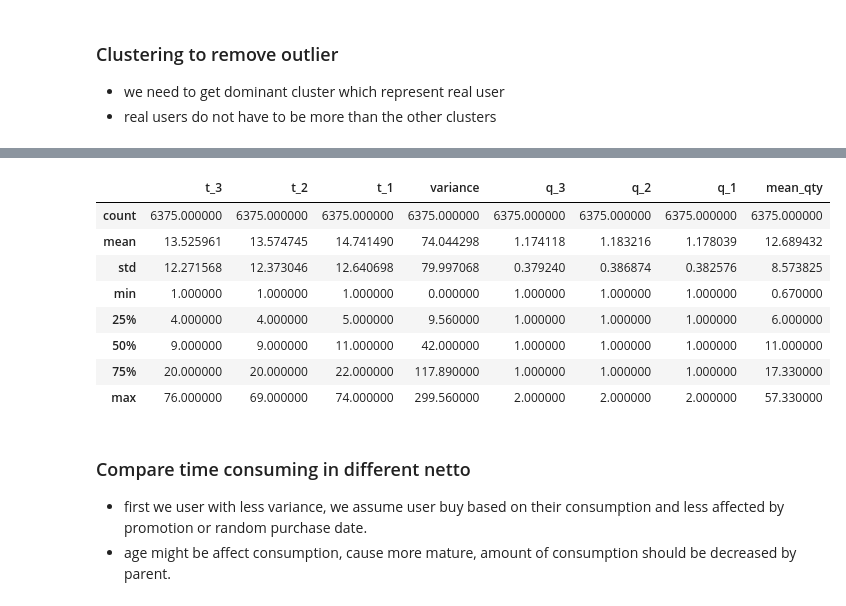
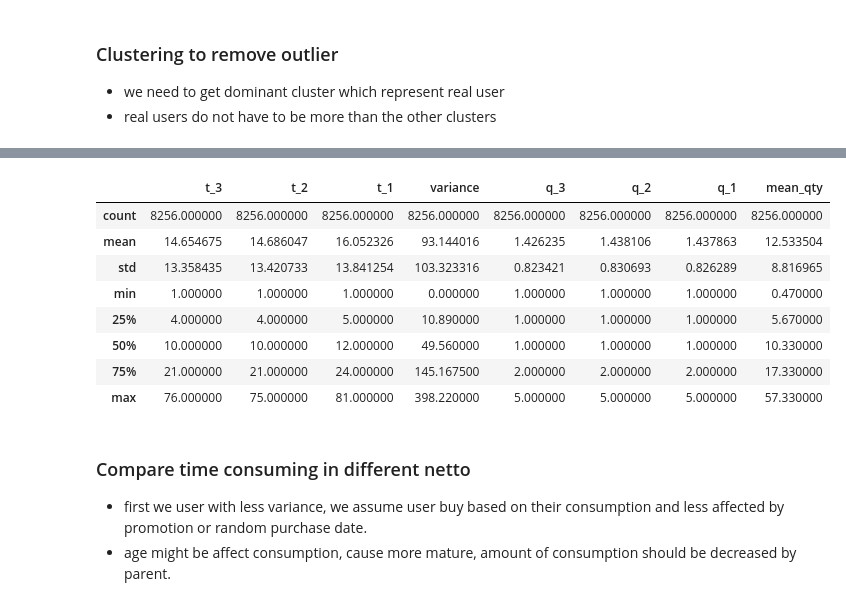
Before and after one commit to akhiyarwaladi/next_order_date, a Jupyter notebook: diff_between_order.ipynb, the cells around one changed output, grey strips where cells are left out. Saved outputs shown, nothing was run; the diff lists cells and outputs as text; code cells hidden in the pictures.

```diff
--- a/diff_between_order.ipynb
+++ b/diff_between_order.ipynb
@@ -451,17 +451,17 @@ train_cluster.describe()
 # %%
 # res_cluster[(res_cluster['label'] == 0) & (res_cluster['mean_qty'] >= 7) & (res_cluster['variance'] < 10)]
 # %%
-train_cluster[(train_cluster['q_3'] <= 2) & (train_cluster['q_2'] <= 2) & (train_cluster['q_1'] <= 2) & (train_cluster['variance'] < 300)].describe()
+train_cluster[(train_cluster['q_3'] <= 5) & (train_cluster['q_2'] <= 5) & (train_cluster['q_1'] <= 5) & (train_cluster['variance'] < 400)].describe()
 # %% [output]
 |  | t_3 | t_2 | t_1 | variance | q_3 | q_2 | q_1 | mean_qty |
-| count | 6375.000000 | 6375.000000 | 6375.000000 | 6375.000000 | 6375.000000 | 6375.000000 | 6375.000000 | 6375.000000 |
-| mean | 13.525961 | 13.574745 | 14.741490 | 74.044298 | 1.174118 | 1.183216 | 1.178039 | 12.689432 |
-| std | 12.271568 | 12.373046 | 12.640698 | 79.997068 | 0.379240 | 0.386874 | 0.382576 | 8.573825 |
-| min | 1.000000 | 1.000000 | 1.000000 | 0.000000 | 1.000000 | 1.000000 | 1.000000 | 0.670000 |
-| 25% | 4.000000 | 4.000000 | 5.000000 | 9.560000 | 1.000000 | 1.000000 | 1.000000 | 6.000000 |
-| 50% | 9.000000 | 9.000000 | 11.000000 | 42.000000 | 1.000000 | 1.000000 | 1.000000 | 11.000000 |
-| 75% | 20.000000 | 20.000000 | 22.000000 | 117.890000 | 1.000000 | 1.000000 | 1.000000 | 17.330000 |
-| max | 76.000000 | 69.000000 | 74.000000 | 299.560000 | 2.000000 | 2.000000 | 2.000000 | 57.330000 |
+| count | 8256.000000 | 8256.000000 | 8256.000000 | 8256.000000 | 8256.000000 | 8256.000000 | 8256.000000 | 8256.000000 |
+| mean | 14.654675 | 14.686047 | 16.052326 | 93.144016 | 1.426235 | 1.438106 | 1.437863 | 12.533504 |
+| std | 13.358435 | 13.420733 | 13.841254 | 103.323316 | 0.823421 | 0.830693 | 0.826289 | 8.816965 |
+| min | 1.000000 | 1.000000 | 1.000000 | 0.000000 | 1.000000 | 1.000000 | 1.000000 | 0.470000 |
+| 25% | 4.000000 | 4.000000 | 5.000000 | 10.890000 | 1.000000 | 1.000000 | 1.000000 | 5.670000 |
+| 50% | 10.000000 | 10.000000 | 12.000000 | 49.560000 | 1.000000 | 1.000000 | 1.000000 | 10.330000 |
+| 75% | 21.000000 | 21.000000 | 24.000000 | 145.167500 | 2.000000 | 2.000000 | 2.000000 | 17.330000 |
+| max | 76.000000 | 75.000000 | 81.000000 | 398.220000 | 5.000000 | 5.000000 | 5.000000 | 57.330000 |
 # %% [markdown]
 ### Compare time consuming in different netto
 >
```
Also changed, not shown: parts of 3 cells of this notebook.
